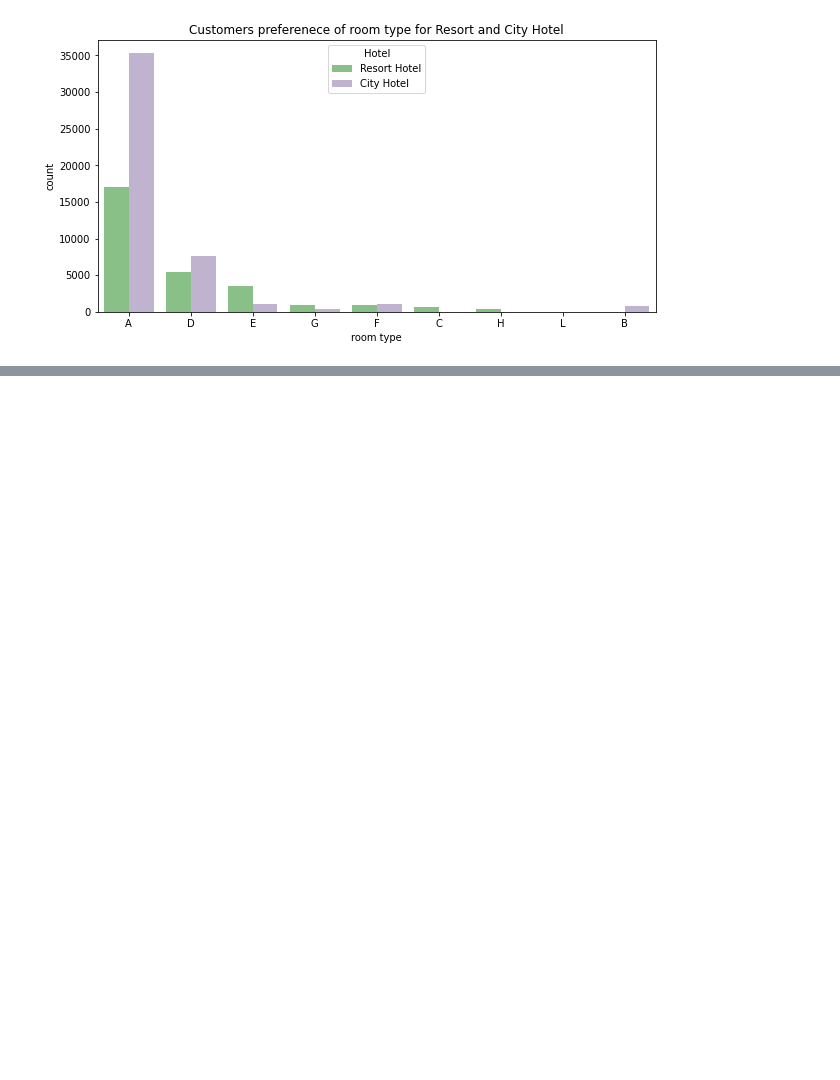
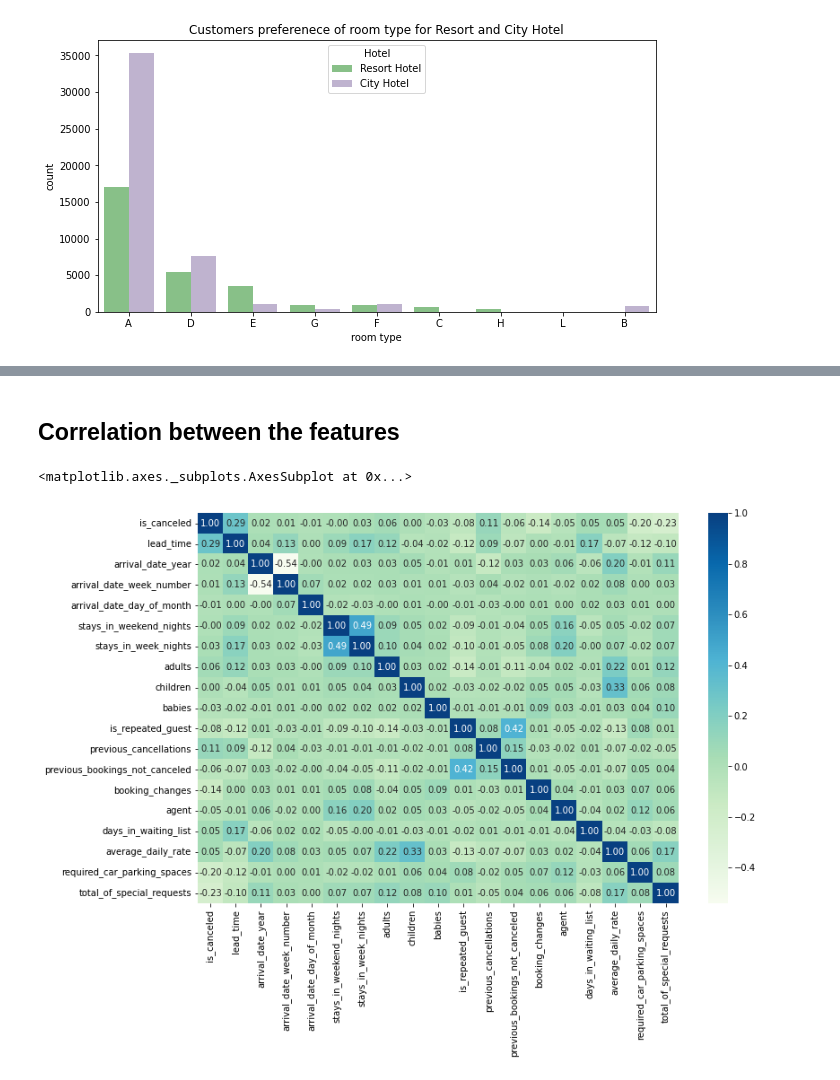
Before and after one commit to PriyankaSejwal/Hotel-Booking-Analysis, a Jupyter notebook: Priyanka_Rimo_CapstoneProject_Hotel_Booking_Analysis_Capstone_Project.ipynb, the cells around one changed output, grey strips where cells are left out. Drawn from its saved outputs; the diff is of its cells as text; code cells hidden in the pictures; blank space fills up the shorter version.

```diff
--- a/Priyanka_Rimo_CapstoneProject_Hotel_Booking_Analysis_Capstone_Project.ipynb
+++ b/Priyanka_Rimo_CapstoneProject_Hotel_Booking_Analysis_Capstone_Project.ipynb
@@ -1113,0 +1217,8 @@ Text(0.5, 1.0, 'Customers preferenece of room type for Resort and City Hotel')
+# %% [markdown]
+## <b> Correlation between the features
+# %%
+plt.figure(figsize=(12,8))
+sns.heatmap(data.corr(), annot = True, fmt = '.2f', cmap='GnBu')
+# %% [output]
+<matplotlib.axes._subplots.AxesSubplot at 0x...>
+[figure, added]
```
Also changed, not shown: parts of 36 cells of this notebook.
